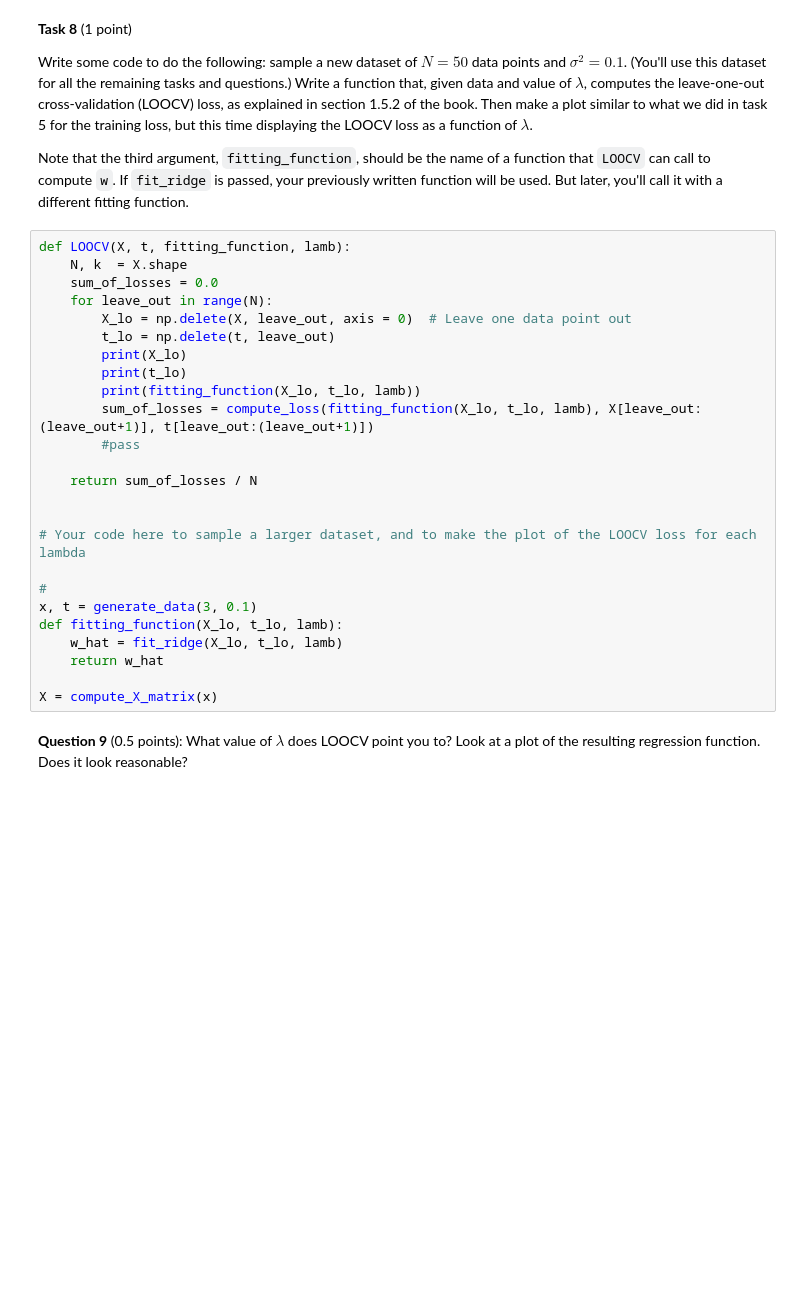
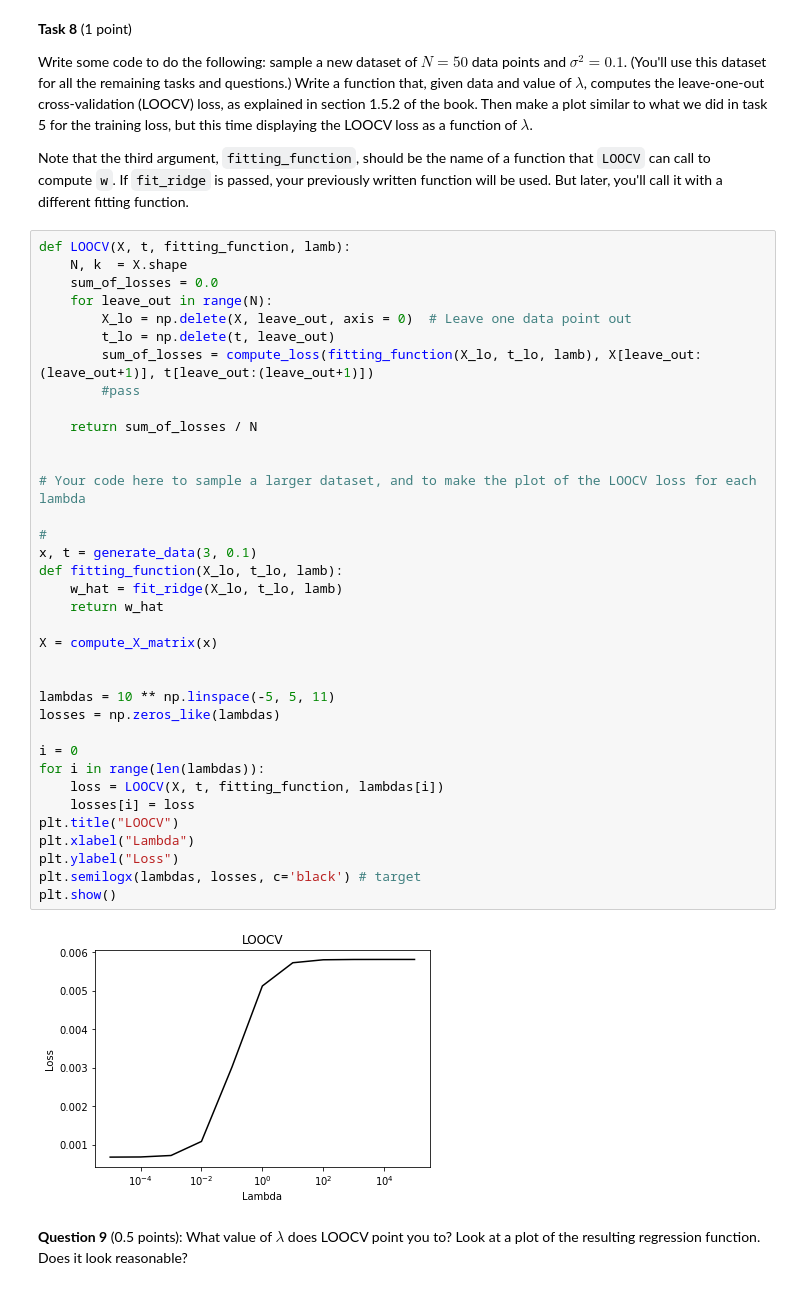
Before and after one commit to noortje5432/ML-assignment-1, a Jupyter notebook: ML2023_assignment1.ipynb, the cells around one changed output. Cells and saved outputs as stored; diff of their text form; blank space fills up the shorter version.

```diff
--- a/ML2023_assignment1.ipynb
+++ b/ML2023_assignment1.ipynb
@@ -238,28 +238,41 @@ Note that the third argument, `fitting_function`, should be the name of a functi
 # %%
 def LOOCV(X, t, fitting_function, lamb):
     N, k  = X.shape
     sum_of_losses = 0.0
     for leave_out in range(N):
         X_lo = np.delete(X, leave_out, axis = 0)  # Leave one data point out
         t_lo = np.delete(t, leave_out)
-        print(X_lo)
-        print(t_lo)
-        print(fitting_function(X_lo, t_lo, lamb))
         sum_of_losses = compute_loss(fitting_function(X_lo, t_lo, lamb), X[leave_out:(leave_out+1)], t[leave_out:(leave_out+1)])
         #pass
 
     return sum_of_losses / N
 
 
 # Your code here to sample a larger dataset, and to make the plot of the LOOCV loss for each lambda
 
 #
 x, t = generate_data(3, 0.1)
 def fitting_function(X_lo, t_lo, lamb):
     w_hat = fit_ridge(X_lo, t_lo, lamb)
     return w_hat
 
 X = compute_X_matrix(x)
+
+
+lambdas = 10 ** np.linspace(-5, 5, 11)
+losses = np.zeros_like(lambdas)
+
+i = 0
+for i in range(len(lambdas)):
+    loss = LOOCV(X, t, fitting_function, lambdas[i])
+    losses[i] = loss
+plt.title("LOOCV")
+plt.xlabel("Lambda")
+plt.ylabel("Loss")
+plt.semilogx(lambdas, losses, c='black') # target
+plt.show()
+# %% [output]
+[figure, added]
 # %% [markdown]
 **Question 9** (0.5 points): What value of $\lambda$ does LOOCV point you to? Look at a plot of the resulting regression function. Does it look reasonable?
 # %% [markdown]
```
